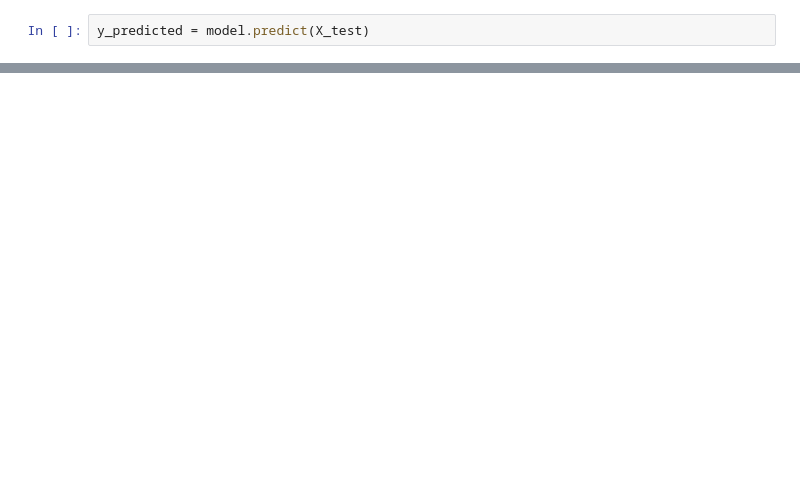
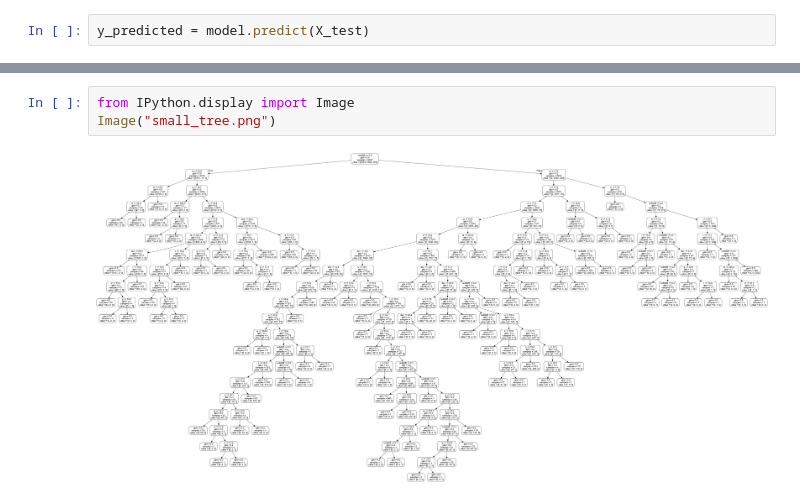
Before and after one commit to HeinzSch/Machine-Learning-Homework, a Jupyter notebook: Homework Astronomic.ipynb, the cells around one changed output, grey strips where cells are left out. Cells and saved outputs as stored; diff of their text form; blank space fills up the shorter version.

Commit message:
export image of random forest algorithm

```diff
--- a/Homework Astronomic.ipynb
+++ b/Homework Astronomic.ipynb
@@ -258,0 +275,5 @@ Text(39.5, 0.5, 'Verdadero')
+# %%
+from IPython.display import Image
+Image("small_tree.png")
+# %% [output]
+[figure, added]
```
Also changed, not shown: parts of 8 cells of this notebook, 3 other files.
